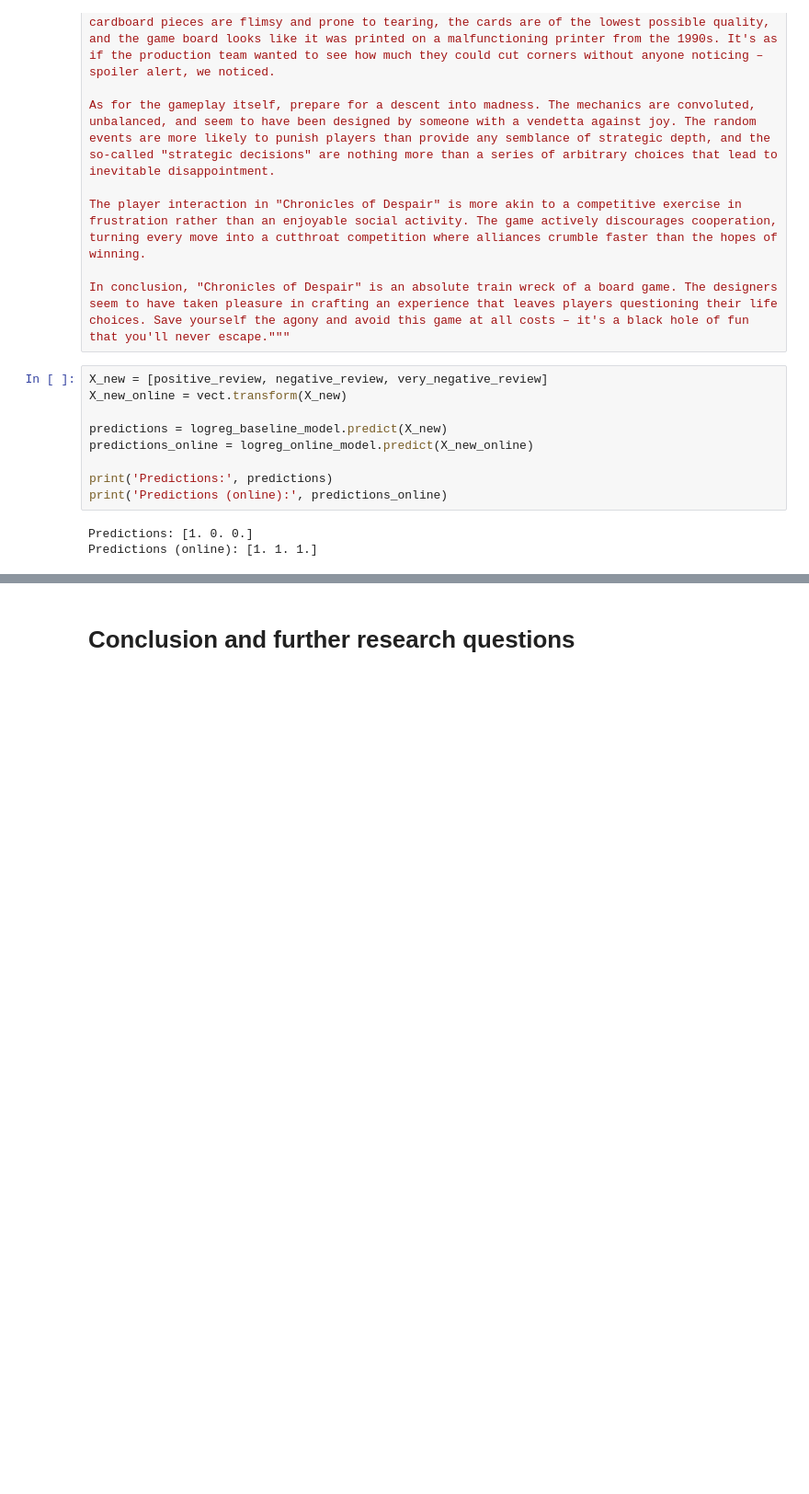
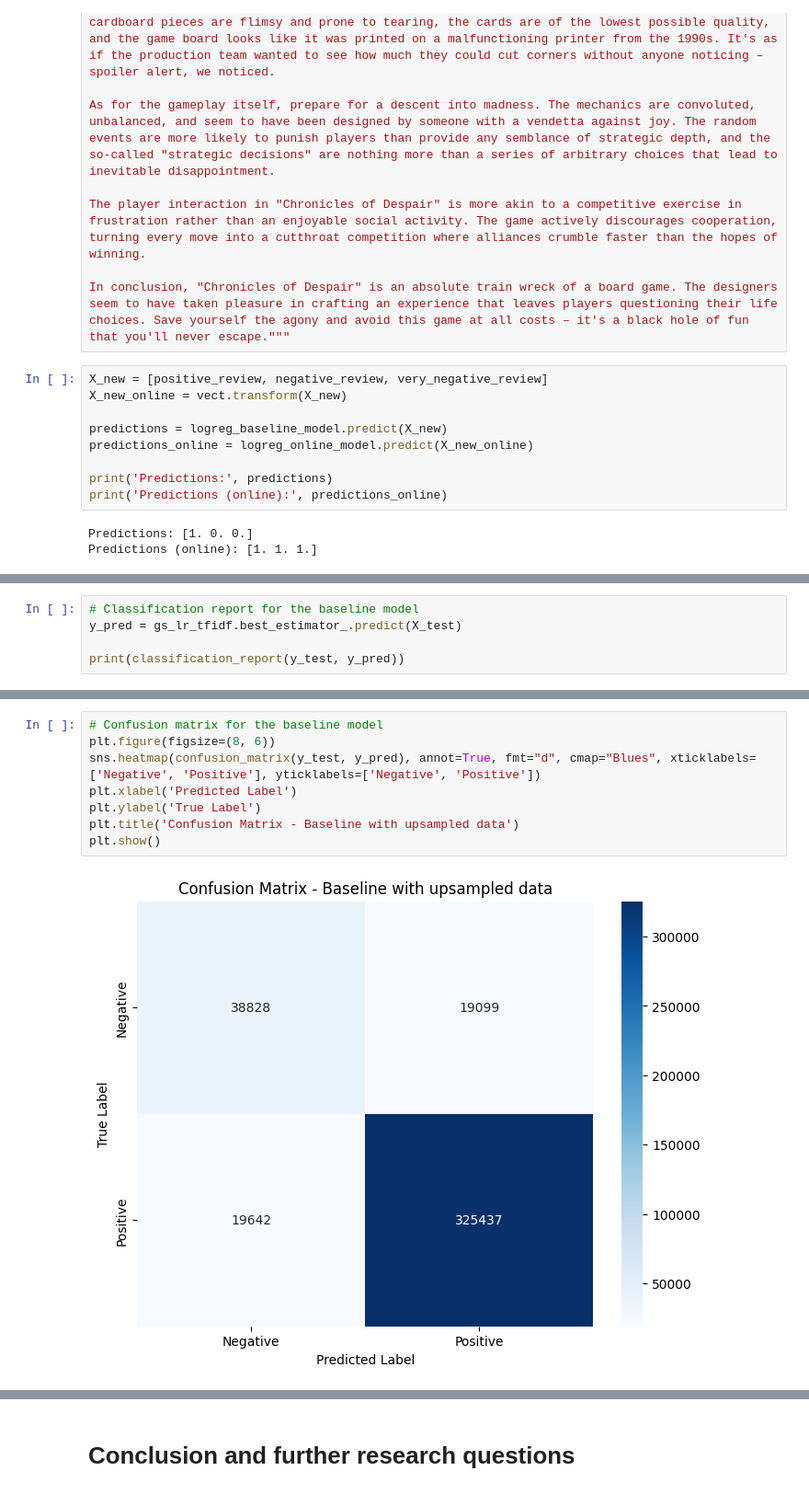
Before and after one commit to indruckbalazs/matmodel, a Jupyter notebook: Sentiment_analysis_of_BoardGameGeek_reviews.ipynb, the cells around one changed output, grey strips where cells are left out. Shown at 92% size. Saved outputs shown, nothing was run; the diff lists cells and outputs as text; blank space fills up the shorter version.

```diff
--- a/Sentiment_analysis_of_BoardGameGeek_reviews.ipynb
+++ b/Sentiment_analysis_of_BoardGameGeek_reviews.ipynb
@@ -1092,0 +1465,5 @@ Predictions (online): [1. 1. 1.]
+# %%
+# Classification report for the baseline model
+y_pred = gs_lr_tfidf.best_estimator_.predict(X_test)
+
+print(classification_report(y_test, y_pred))
@@ -1092,0 +1490,10 @@ Predictions (online): [1. 1. 1.]
+# %%
+# Confusion matrix for the baseline model
+plt.figure(figsize=(8, 6))
+sns.heatmap(confusion_matrix(y_test, y_pred), annot=True, fmt="d", cmap="Blues", xticklabels=['Negative', 'Positive'], yticklabels=['Negative', 'Positive'])
+plt.xlabel('Predicted Label')
+plt.ylabel('True Label')
+plt.title('Confusion Matrix - Baseline with upsampled data')
+plt.show()
+# %% [output]
+[figure, added]
```
Also changed, not shown: parts of 54 cells of this notebook.
